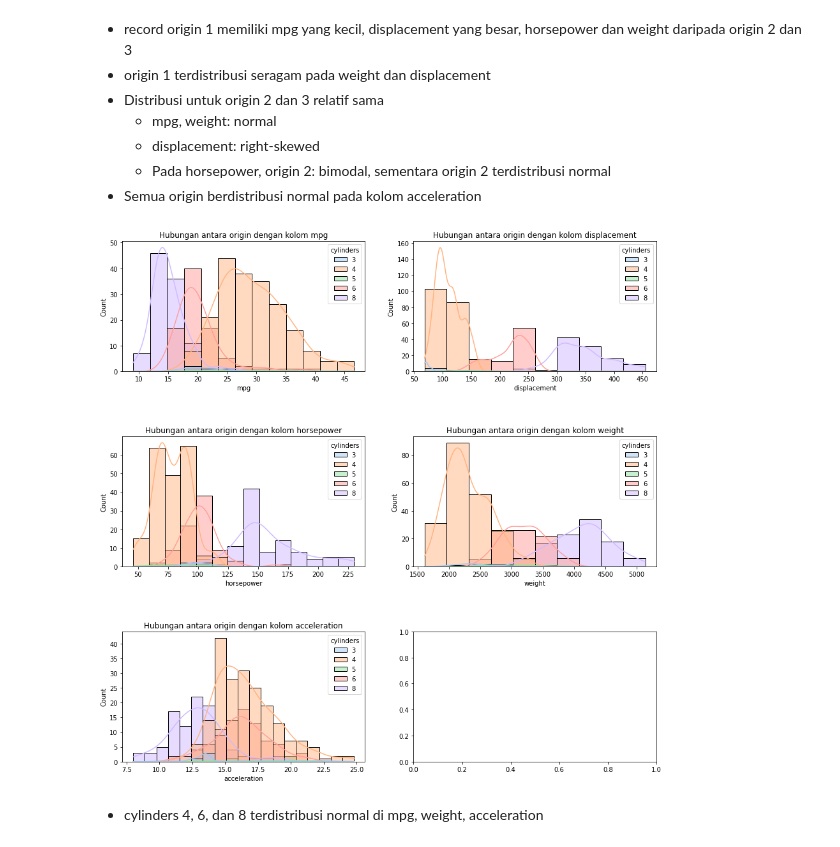
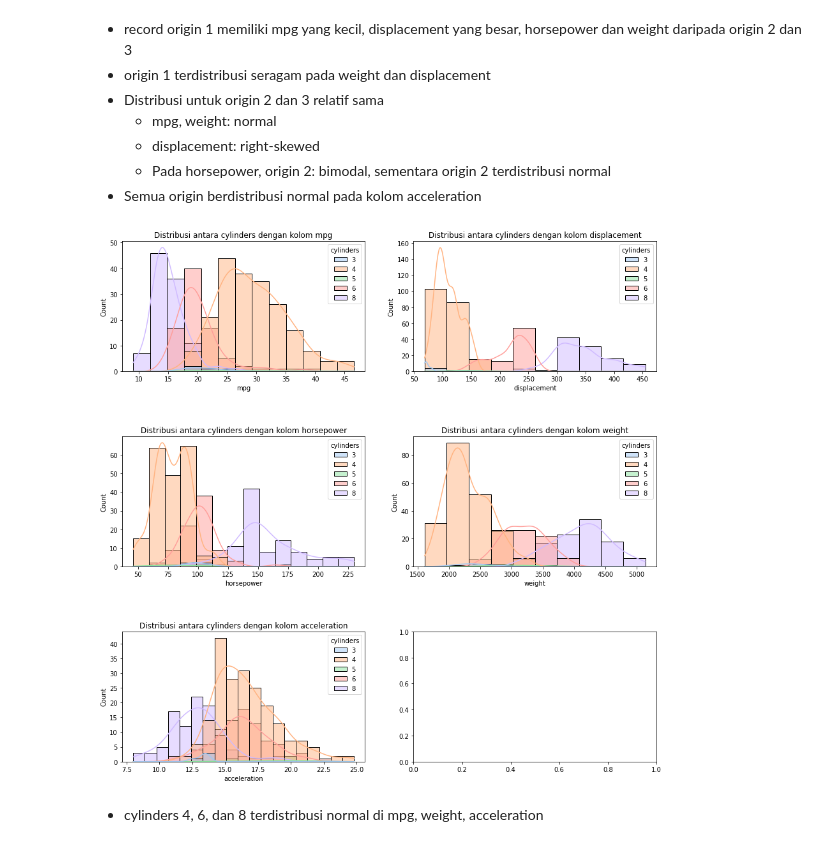
Before and after one commit to khalilullahalfaath/Project_Based_ML, a Jupyter notebook: ML_Project_based.ipynb, the cells around one changed output. Cells and saved outputs as stored; diff of their text form; code cells hidden in the pictures.

```diff
--- a/ML_Project_based.ipynb
+++ b/ML_Project_based.ipynb
@@ -534,7 +557,7 @@ for i in range(len(col_numeric)):
   plt.subplot(3,2,i+1)
   plt.subplots_adjust(hspace=0.5)
   sns.histplot(data = df,x=df[col_numeric[i]],palette = 'pastel',kde=True,hue="origin")
-  title = "Hubungan antara origin dengan kolom " + col_numeric[i]
+  title = "Distribusi antara origin dengan kolom " + col_numeric[i]
   plt.title(title)
 plt.show()
 # %% [output]
@@ -550,15 +573,15 @@ plt.show()
 # %%
 fig, ax = plt.subplots(nrows = 3,ncols = 2,figsize = (15,15))
 
 for i in range(len(col_numeric)):
   plt.subplot(3,2,i+1)
   plt.subplots_adjust(hspace=0.5)
   sns.histplot(data = df,x=df[col_numeric[i]],palette = 'pastel',kde=True,hue="cylinders")
-  title = "Hubungan antara origin dengan kolom " + col_numeric[i]
+  title = "Distribusi antara cylinders dengan kolom " + col_numeric[i]
   plt.title(title)
 plt.show()
 # %% [output]
-[figure, old version]
+[figure, new version]
 # %% [markdown]
 * cylinders 4, 6, dan 8 terdistribusi normal di mpg, weight, acceleration
 # %%
```
Also changed, not shown: parts of 73 cells of this notebook.
